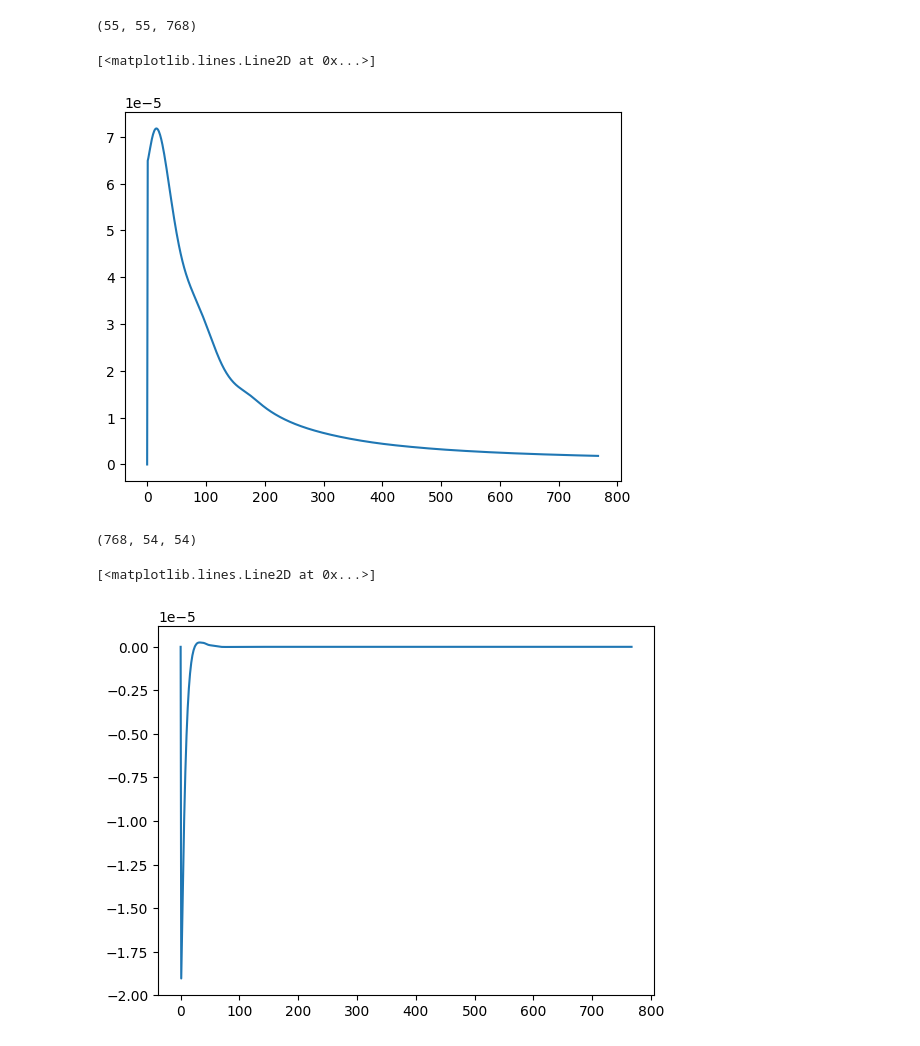
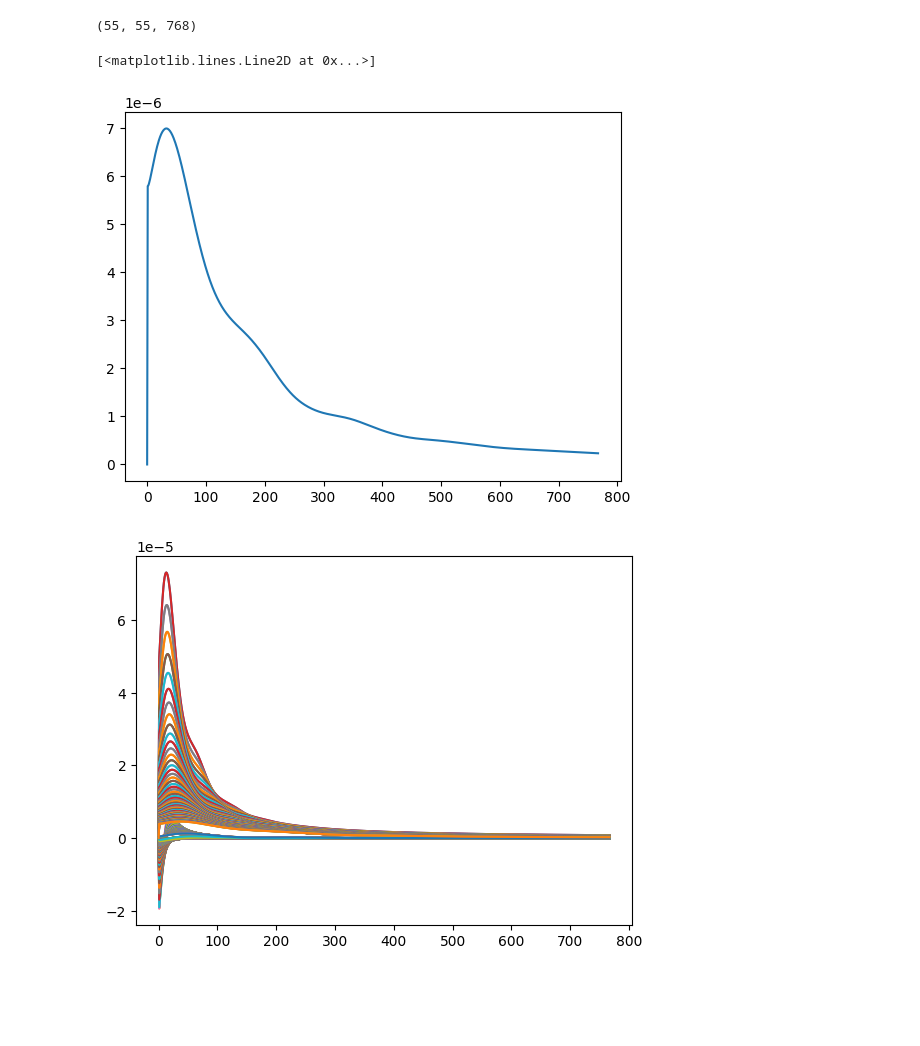
Before and after one commit to urwa99/MASS_Thesis, a Jupyter notebook: HI/correlate.ipynb, the cells around one changed output. Saved outputs shown, nothing was run; the diff lists cells and outputs as text; code cells hidden in the pictures; blank space fills up the shorter version.

```diff
--- a/HI/correlate.ipynb
+++ b/HI/correlate.ipynb
@@ -94,18 +94,17 @@ print(cls_full.shape) #C_l{ij} in GLASS ordering
 # %%
 ells=np.arange(0, lmax+1)
 # %%
-plt.plot(ells,cls_full[0, 3, :])
+plt.plot(ells,cls_full[13, 13, :])
 # %% [output]
 [<matplotlib.lines.Line2D at 0x...>]
-[figure, old version]
+[figure, new version]
 # %%
 cov=glass.cov_from_spectra(cls_hi,lmax=lmax)
-# %%
-cov.shape
-# %% [output]
-(768, 54, 54)
 # %%
-plt.plot(ells,cov[:,0,3])
+for i in range(nfreqs-1):
+    for j in range(nfreqs-1):
+        if i != j:
+            plt.plot(ells, cov[:, i, j], label=f"{freqs[i]}-{freqs[j]} MHz")
+# plt.legend()
 # %% [output]
-[<matplotlib.lines.Line2D at 0x...>]
-[figure, old version]
+[figure, new version]
```
Also changed, not shown: parts of 4 cells of this notebook.
